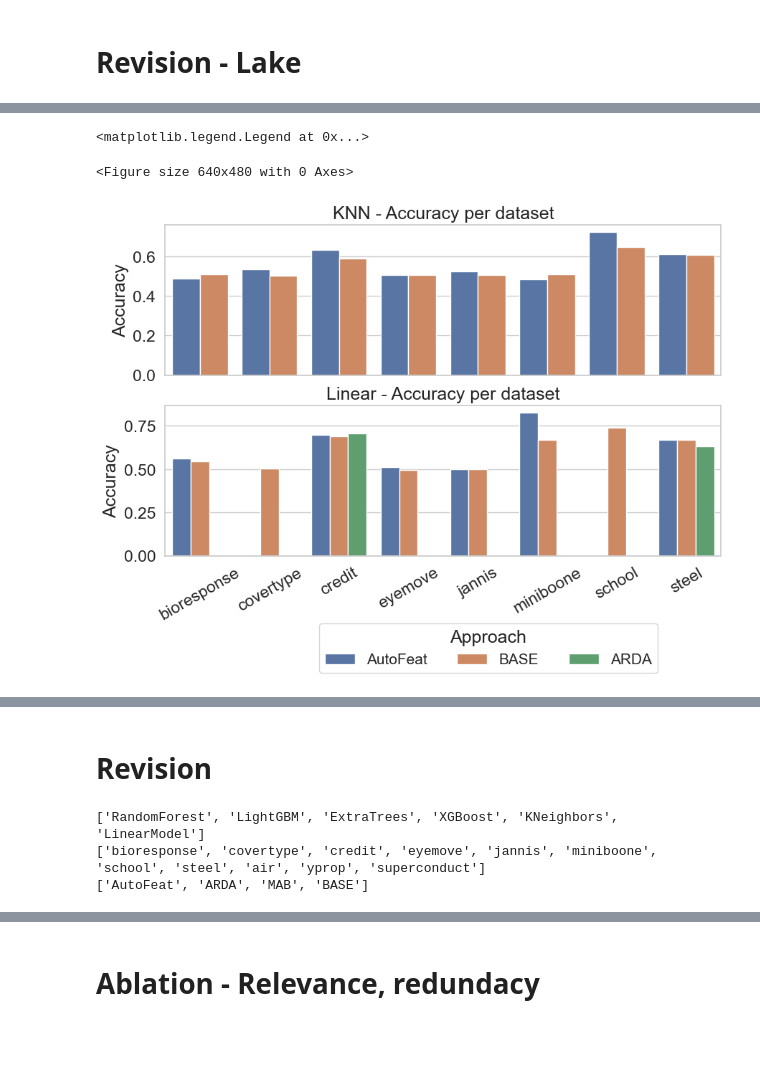
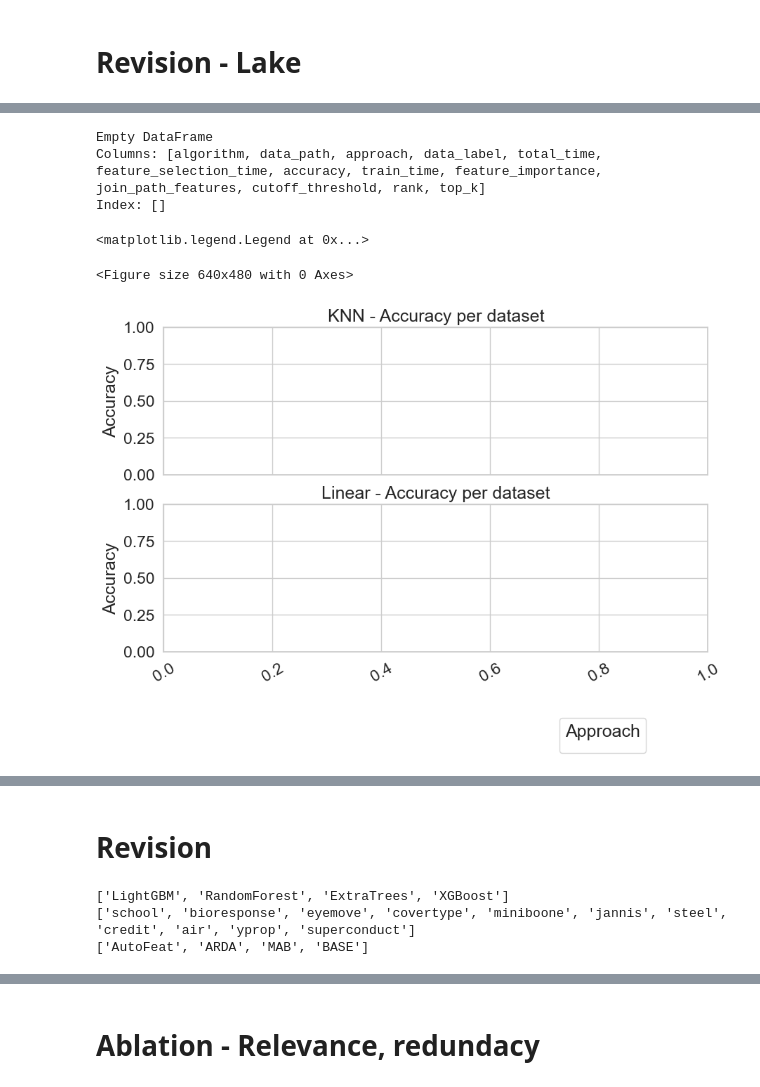
Before and after one commit to judiths1618/AutoFeatPlus, a Jupyter notebook: Visualisations.ipynb, the cells around one changed output, grey strips where cells are left out. Cells and saved outputs as stored; diff of their text form; code cells hidden in the pictures; blank space fills up the shorter version.

Commit message:
code improvement for 6G datasets

```diff
--- a/Visualisations.ipynb
+++ b/Visualisations.ipynb
@@ -77,20 +77,35 @@ def determine_common_features(dataframe):
 
 folder_name = os.path.abspath(os.path.abspath(''))
 
-dataset_path = "results/revision/final/benchmark/"
+
+dataset_path = "results/benchmark-setting"
 base_filename = "results_base.csv"
 
-df_base = pd.read_csv(os.path.join(folder_name, f"{dataset_path}/{base_filename}"), header=0)
+# dataset_path = "results/reproduction2025"
 
-dataset_path = "results/revision/final/lake"
-tfd_filename = "results_autofeat.csv"
+# Make sure the dataset_path directory exists
+os.makedirs(os.path.join(folder_name, dataset_path), exist_ok=True)
+
+base_file_path = os.path.join(folder_name, f"{dataset_path}/{base_filename}")
+if os.path.exists(base_file_path):
+	df_base = pd.read_csv(base_file_path, header=0)
+else:
+	print(f"Warning: {base_file_path} does not exist.")
+	df_base = None
+
+dataset_path = "results/data_lake_setting"
+tfd_filename = "results_tfd_train_all.csv"
 arda_filename = "results_arda.csv"
+mab_filename = "results_mab.csv"
+
+# tfd_filename = "results_tfd_ablation.csv"
+# arda_filename = "results_arda.csv"
 # mab_filename = "results_mab.csv"
 
 # Read data
 df_tfd = pd.read_csv(os.path.join(folder_name, f"{dataset_path}/{tfd_filename}"), header=0)
 df_arda = pd.read_csv(os.path.join(folder_name, f"{dataset_path}/{arda_filename}"), header=0)
-# df_mab = pd.read_csv(os.path.join(folder_name, f"{dataset_path}/{mab_filename}"), header=0)
+df_mab = pd.read_csv(os.path.join(folder_name, f"{dataset_path}/{mab_filename}"), header=0)
 
 
 # Create a big dataframe
@@ -213,57 +243,63 @@ f, (ax1, ax2) = plt.subplots(2, 1, figsize=(10, 6), sharex=True)
 
 timevar = 'total_time'
 df_time = df[df['algorithm']=='KNeighbors']
+print(df_time)
 # df_time = df[df['algorithm']=='LinearModel']
 
 accuracy_cls = df_time.groupby(['data_label', 'approach'])['accuracy'].max().reset_index()
 
 ax1 = sns.barplot(x="data_label", y="accuracy", hue="approach",
                 data=accuracy_cls,
-#                   palette=[pal[4], pal[0], pal[1], pal[2]],
-#                   hue_order=['BASE', 'ARDA', 'MAB', 'AutoFeat'],
+                  palette=[pal[4], pal[0], pal[1], pal[2]],
+                  hue_order=['BASE', 'ARDA', 'MAB', 'AutoFeat'],
                  ax=ax1)
-#                   palette=[pal[4], pal[0], pal[1], pal[5], pal[6], pal[2]],
-#                   hue_order=['BASE', 'ARDA', 'MAB', 'JoinAll', 'JoinAll-Filter', 'AutoFeat'], ax=ax2)
+                #   palette=[pal[4], pal[0], pal[1], pal[5], pal[6], pal[2]],
+                #   hue_order=['BASE', 'ARDA', 'MAB', 'JoinAll', 'JoinAll-Filter', 'AutoFeat'], ax=ax2)
 
 ax1.set_xlabel('')
 ax1.set_ylabel('Accuracy')
 ax1.set_title("KNN - Accuracy per dataset")
-ax1.get_legend().remove()
+legend = ax1.get_legend()
+if legend is not None:
+    legend.remove()
 
 # loc, labels = plt.xticks()
 # hh, ll = plt.gca().get_legend_handles_labels()
 
 # ax2.set_xticklabels(labels, rotation=30)
 # plt.legend(hh, ll, bbox_to_anchor=(0.9, -0.4), ncol=6, title="Approach", fontsize='small')
 
 
 df_time = df[df['algorithm']=='LinearModel']
 
 accuracy_cls = df_time.groupby(['data_label', 'approach'])['accuracy'].max().reset_index()
 
 ax2 = sns.barplot(x="data_label", y="accuracy", hue="approach",
                 data=accuracy_cls,
-#                   palette=[pal[4], pal[0], pal[1], pal[2]],
-#                   hue_order=['BASE', 'ARDA', 'MAB', 'AutoFeat'],
+                  palette=[pal[4], pal[0], pal[1], pal[2]],
+                  hue_order=['BASE', 'ARDA', 'MAB', 'AutoFeat'],
                  ax=ax2)
 
 ax2.set_xlabel('')
 ax2.set_ylabel('Accuracy')
 ax2.set_title("Linear - Accuracy per dataset")
 
 loc, labels = plt.xticks()
 hh, ll = plt.gca().get_legend_handles_labels()
 
 ax2.set_xticklabels(labels, rotation=30)
 plt.legend(hh, ll, bbox_to_anchor=(0.9, -0.4), ncol=6, title="Approach", fontsize='small')
 
 
 
 # plt.savefig('plots/revision/linear_knn_accuracy.pdf', dpi=300, bbox_inches="tight")
 # %% [output]
-<matplotlib.legend.Legend at 0x...>
+Empty DataFrame
+Columns: [algorithm, data_path, approach, data_label, total_time, feature_selection_time, accuracy, train_time, feature_importance, join_path_features, cutoff_threshold, rank, top_k]
+Index: []
-<Figure size 640x480 with 0 Axes>
+<matplotlib.legend.Legend at 0x...>
+<Figure size 640x480 with 0 Axes>
-[figure, old version]
+[figure, new version]
 # %%
 # %% [output]
 |  | algorithm | data_path | approach | data_label | total_time | feature_selection_time | accuracy | train_time | ... |
@@ -274,11 +310,13 @@ plt.legend(hh, ll, bbox_to_anchor=(0.9, -0.4), ncol=6, title="Approach", fontsiz
 # %%
 folder_name = os.path.abspath(os.path.abspath(''))
 
-dataset_path = "results/revision/final/benchmark"
-tfd_filename = "results_autofeat.csv"
+# dataset_path = "results/revision/final/benchmark"
+dataset_path = "results/benchmark-setting"
+# tfd_filename = "results_autofeat.csv"
 arda_filename = "results_arda.csv"
 mab_filename = "results_mab.csv"
 base_filename = "results_base.csv"
+tfd_filename = "results_tfd_train_all.csv"
 join_all_filename = "results_join_all.csv"
 
 
@@ -287,7 +325,7 @@ df_tfd = pd.read_csv(os.path.join(folder_name, f"{dataset_path}/{tfd_filename}")
 df_arda = pd.read_csv(os.path.join(folder_name, f"{dataset_path}/{arda_filename}"), header=0)
 df_mab = pd.read_csv(os.path.join(folder_name, f"{dataset_path}/{mab_filename}"), header=0)
 df_base = pd.read_csv(os.path.join(folder_name, f"{dataset_path}/{base_filename}"), header=0)
-df_ja = pd.read_csv(os.path.join(folder_name, f"{dataset_path}/{join_all_filename}"), header=0)
+# df_ja = pd.read_csv(os.path.join(folder_name, f"{dataset_path}/{join_all_filename}"), header=0)
 
 # Create a big dataframe
 # dataframe = pd.concat([df_tfd, df_arda, df_mab, df_base, df_ja])
@@ -332,7 +370,7 @@ df.loc[df['approach']=='Join_All_BFS', 'approach'] = 'JoinAll'
 df.loc[df['approach']=='Join_All_BFS_Filter', 'approach'] = 'JoinAll-Filter'
 df['feature_selection_time'] = df['feature_selection_time'].fillna(0)
 # %% [output]
-['RandomForest', 'LightGBM', 'ExtraTrees', 'XGBoost', 'KNeighbors', 'LinearModel']
-['bioresponse', 'covertype', 'credit', 'eyemove', 'jannis', 'miniboone', 'school', 'steel', 'air', 'yprop', 'superconduct']
+['LightGBM', 'RandomForest', 'ExtraTrees', 'XGBoost']
+['school', 'bioresponse', 'eyemove', 'covertype', 'miniboone', 'jannis', 'steel', 'credit', 'air', 'yprop', 'superconduct']
 ['AutoFeat', 'ARDA', 'MAB', 'BASE']
 # %%
```
Also changed, not shown: parts of 18 cells of this notebook, 16 other files.
